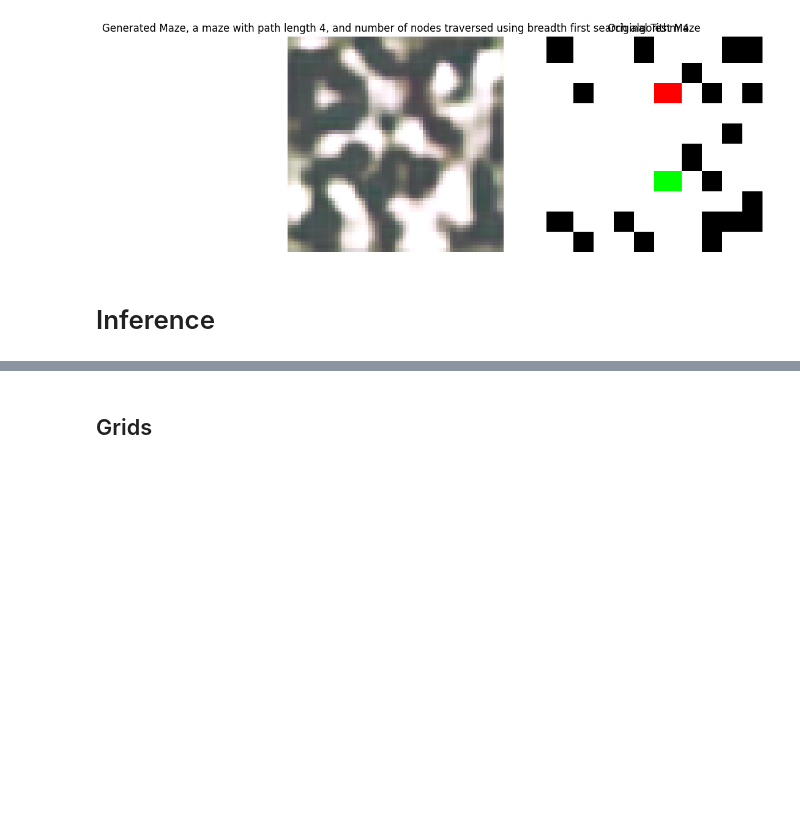
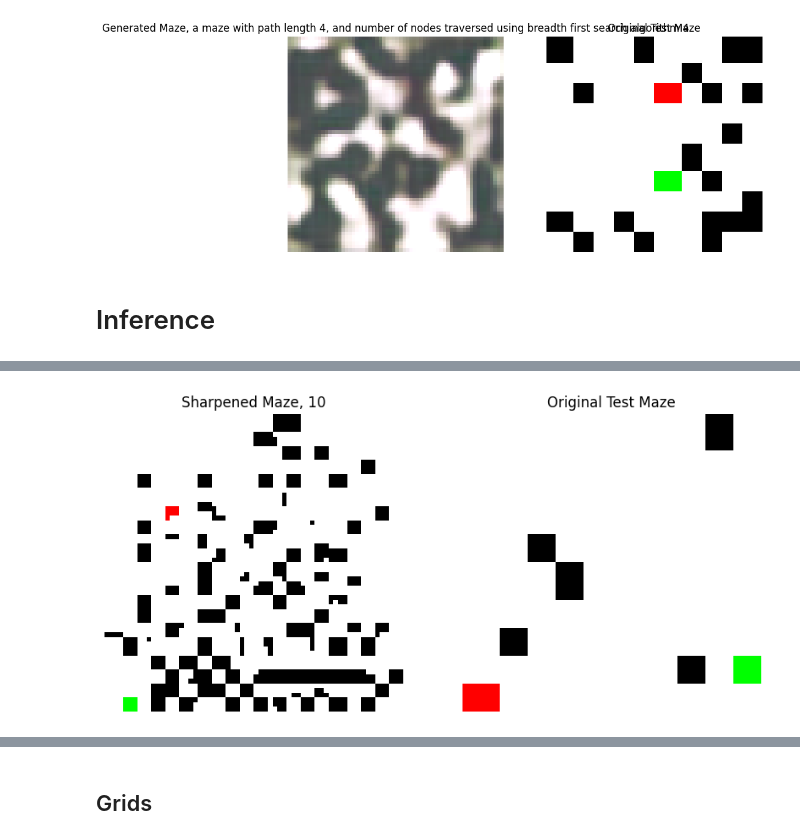
Before and after one commit to Atul-Acharya-17/diffusion-based-environment-generator, a Jupyter notebook: diffuser/StableDiffusion_LoRA_tests.ipynb, the cells around one changed output, grey strips where cells are left out. Cells and saved outputs as stored; diff of their text form; code cells hidden in the pictures; blank space fills up the shorter version.

```diff
--- a/diffuser/StableDiffusion_LoRA_tests.ipynb
+++ b/diffuser/StableDiffusion_LoRA_tests.ipynb
@@ -1490,0 +1552,2 @@ Blue range: 0.48513922 1.0
+# %%
+grid_images = []
@@ -1490,0 +1707,20 @@ Blue range: 0.48513922 1.0
+# %%
+sharpened_image = keep_largest_colored_cluster(sharpened_image)
+#sharpened_image = apply_relaxed_threshold_with_thickening(generated_np)
+grid_images.append(sharpened_image)
+
+# Plotting
+plt.figure(figsize=(10, 5))
+plt.subplot(1, 2, 1)
+plt.imshow(sharpened_image)
+plt.title(f"Sharpened Maze, {test_path_length}")
+plt.axis("off")
+
+plt.subplot(1, 2, 2)
+plt.imshow(original.permute(1, 2, 0).cpu().numpy())
+plt.title("Original Test Maze")
+plt.axis("off")
+
+plt.show()
+# %% [output]
+[figure, added]
```
Also changed, not shown: parts of 25 cells of this notebook, 1 other file.
